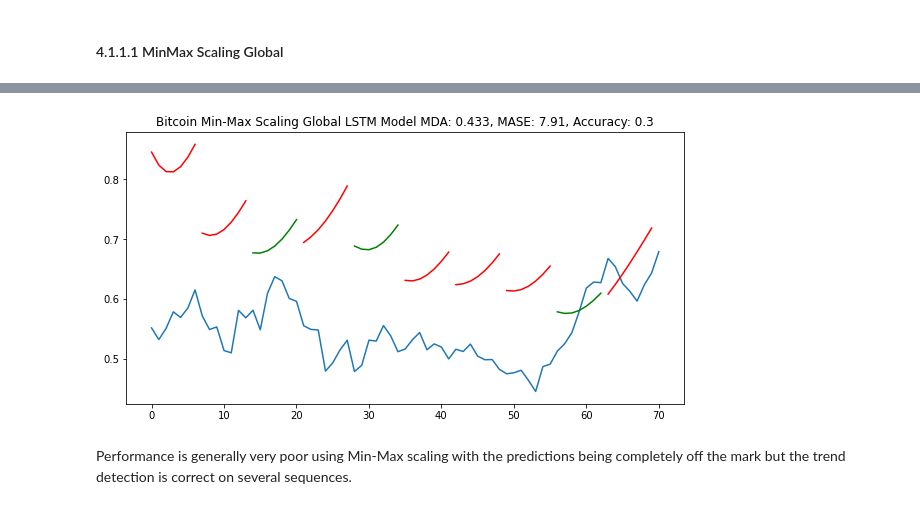
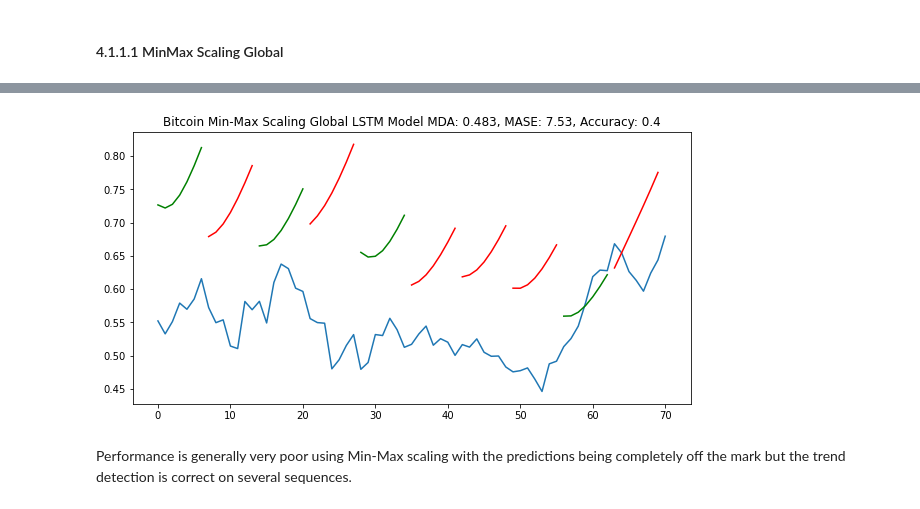
Before and after one commit to dcyoung23/crypto-investments, a Jupyter notebook: notebooks/preprocessing_modeling.ipynb, the cells around one changed output, grey strips where cells are left out. Cells and saved outputs as stored; diff of their text form; code cells hidden in the pictures.

Commit message:
modeling notebook updates

```diff
--- a/notebooks/preprocessing_modeling.ipynb
+++ b/notebooks/preprocessing_modeling.ipynb
@@ -150,12 +153,17 @@ doge.to_csv(os.path.join(data_final_dir, 'doge.csv'))
 # %% [markdown]
 In this section I'm defining several key variables.  I will be making price predictions 1 day ahead for a total sequence of 7 days.  The total sequence length is 50 days.  This is a somewhat arbitrary choice and can be evaluated further later in the project.
 # %%
-# Define the number timesteps that will be used for the validation and test datasets based on the prediction sequence_length
+# Define column for targets
 target_col = 'close'
-target_offset = 1
+# Number of steps ahead to make prediction
+steps_ahead = 1
+# Input length for each sample
 input_len = 49
-total_len = input_len + target_offset
+# Total length for normalization window
+total_len = input_len + steps_ahead
+# Number of steps for regressive prediction sequences
 prediction_len = 7
+# Set number of periods for test data
 test_periods = prediction_len * 10 + total_len
 # %% [markdown]
 ### 3.3.1 Normalization Methods
@@ -285,14 +296,16 @@ btc_train_config
 # %%
 from src.models.rnn_model import Model
 
-btc_train_X, btc_train_y = create_timeseries_data(btc_train_scaled_mm, target_col, input_len)
-btc_test_X, btc_test_y = create_timeseries_data(btc_test_scaled_mm, target_col, input_len)
+btc_train_X, btc_train_y, btc_train_targets = create_timeseries_data(btc_train_scaled_mm, target_col,
+                                                                     input_len, steps_ahead)
+btc_test_X, btc_test_y, btc_test_targets = create_timeseries_data(btc_test_scaled_mm, target_col,
+                                                                  input_len, steps_ahead)
 
-print('Train data shape:', btc_train_X.shape)
-print('Test data shape:', btc_test_y.shape)
+print('Train X data shape:', btc_train_X.shape)
+print('Train y data shape:', btc_train_y.shape)
 
 # The input_timesteps and dim will vary depending on the data so add this to the configs based on the data
-btc_model_config = update_model_input_dim(lstm_config, btc_train_X.shape)
+btc_model_config = update_model_input_dim(lstm_config, btc_train_X.shape, btc_train_y.shape)
 
 # Instantiate model class
 btc_lstm_model = Model()
@@ -315,18 +335,19 @@ Epoch 4/40
 # %%
-btc_predictions, btc_seq_metrics = evaluate_model(btc_lstm_model, btc_test_X, btc_test_y, total_len, prediction_len)
+btc_predictions, btc_seq_metrics = evaluate_model(btc_lstm_model, btc_test_X, btc_test_y,
+                                                  total_len, prediction_len, steps_ahead)
 
 # Capture baseline metrics for min-max scaler
 btc_base_mm_mda = mean_metric_results(btc_seq_metrics, 'mda')
 btc_base_mm_mase = mean_metric_results(btc_seq_metrics, 'mase')
 btc_base_mm_acc = mean_accuracy(btc_seq_metrics)
 
 title = 'Bitcoin Min-Max Scaling Global LSTM Model MDA: {:.3}, MASE: {:.3}, Accuracy: {:.3}'.format(btc_base_mm_mda,
                                                                                                     btc_base_mm_mase,
                                                                                                     btc_base_mm_acc)
 
 plot_results_multiple(btc_predictions, btc_test_y, prediction_len, title)
 # %% [output]
-[figure, old version]
+[figure, new version]
 # %% [markdown]
 Performance is generally very poor using Min-Max scaling with the predictions being completely off the mark but the trend detection is correct on several sequences.
 # %% [markdown]
```
Also changed, not shown: parts of 40 cells of this notebook, 6 other files.
